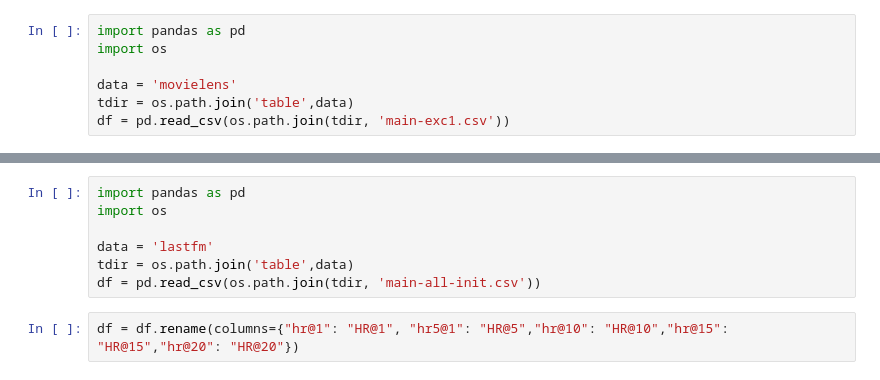
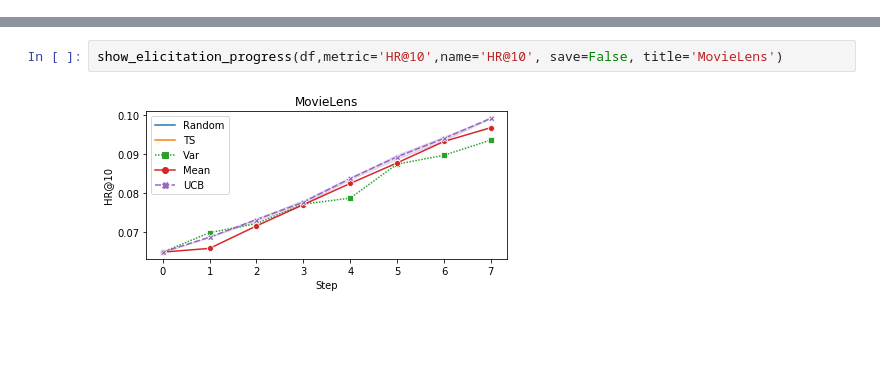
Before and after one commit to hojinYang/Keyphrase-Bayesian-PE-Rec, a Jupyter notebook: get_figure.ipynb, the cells around one changed output, grey strips where cells are left out. Saved outputs shown, nothing was run; the diff lists cells and outputs as text; blank space fills up the shorter version.

```diff
--- a/get_figure.ipynb
+++ b/get_figure.ipynb
@@ -90,7 +51,0 @@ show_elicitation_progress(df,metric='hr@1')
-# %%
-import pandas as pd
-import os
-
-data = 'movielens'
-tdir = os.path.join('table',data)
-df = pd.read_csv(os.path.join(tdir, 'main-exc1.csv'))
@@ -192,9 +52,4 @@ def show_elicitation_progress(df, hue='query', metric="hr@15", dir='figure/movie
-# %%
-import pandas as pd
-import os
-
-data = 'lastfm'
-tdir = os.path.join('table',data)
-df = pd.read_csv(os.path.join(tdir, 'main-all-init.csv'))
-# %%
-df = df.rename(columns={"hr@1": "HR@1", "hr5@1": "HR@5","hr@10": "HR@10","hr@15": "HR@15","hr@20": "HR@20"})
+# %%
+show_elicitation_progress(df,metric='HR@10',name='HR@10', save=False, title='MovieLens')
+# %% [output]
+[figure, added]
```
Also changed, not shown: parts of 51 cells of this notebook, 16 other files.
